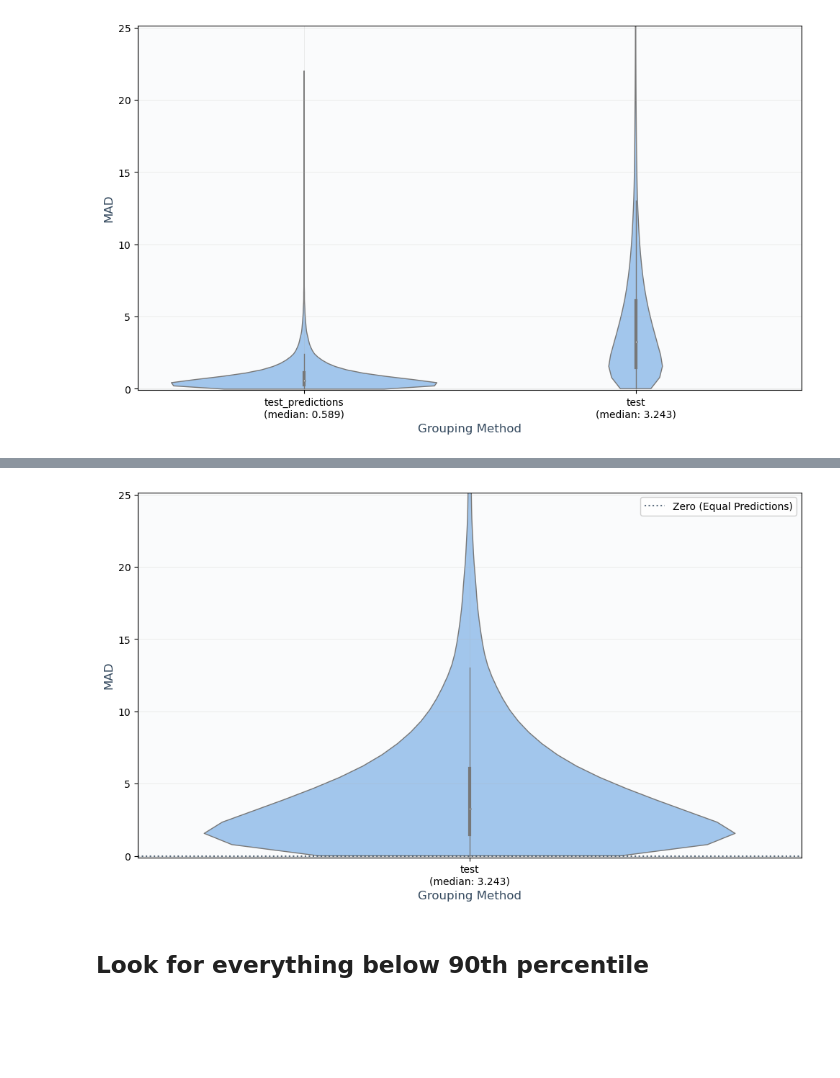
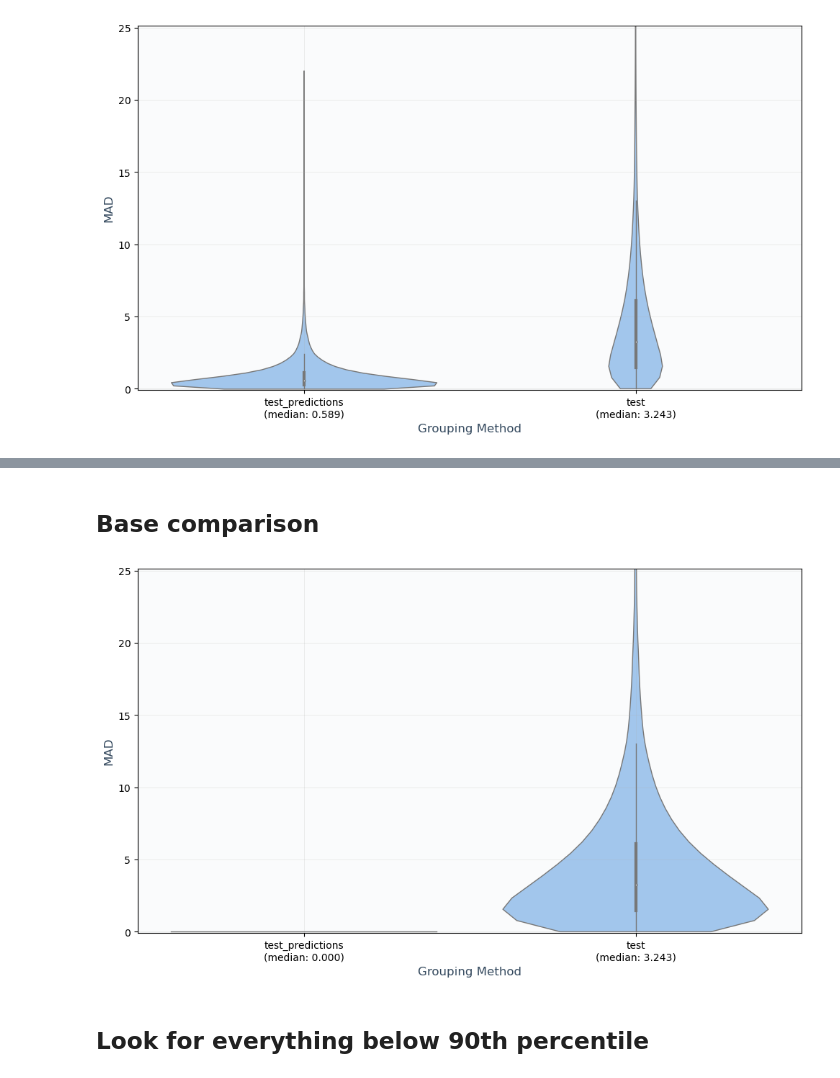
Before and after one commit to WannesLamberts/MTL-peptide-property-prediction-pool, a Jupyter notebook: notebooks/model_interpretation_test.ipynb, the cells around one changed output, grey strips where cells are left out. Saved outputs shown, nothing was run; the diff lists cells and outputs as text; code cells hidden in the pictures; blank space fills up the shorter version.

```diff
--- a/notebooks/model_interpretation_test.ipynb
+++ b/notebooks/model_interpretation_test.ipynb
@@ -52,7 +48,12 @@ create_MAD_comparison_violinplot([mad_predictions],["test_predictions"],title=""
-# %%
-create_MAD_comparison_violinplot([mad_truth],["test"],title="",percentile_cutoff=0.995)
-# %% [output]
-[figure, removed]
+# %% [markdown]
+## Base comparison
+# %%
+mad_predictionsb=df_base.groupby('modified_sequence')['predictions'].apply(lambda x: median_absolute_deviation(x,2)).dropna()
+mad_truthb=df_base.groupby('modified_sequence')['label'].apply(lambda x: median_absolute_deviation(x,2)).dropna()
+# %%
+create_MAD_comparison_violinplot([mad_predictionsb,mad_truthb],["test_predictions","test"],title="",percentile_cutoff=0.995)
+# %% [output]
+[figure, added]
 # %% [markdown]
 ## Look for everything below 90th percentile
 # %%
```
Also changed, not shown: parts of 1 cell of this notebook, 3 other files.
